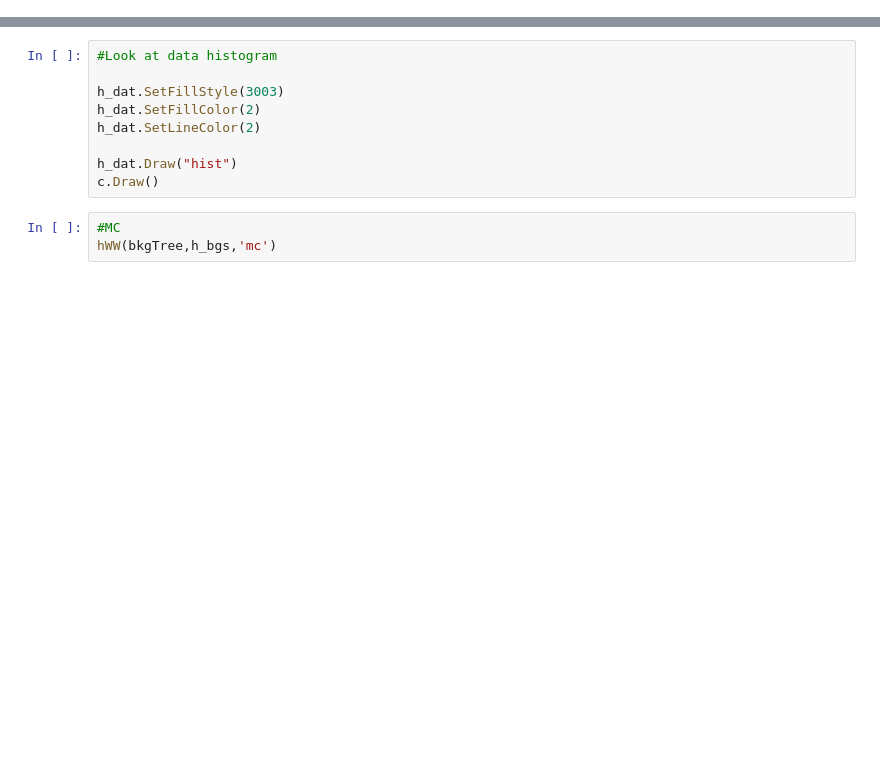
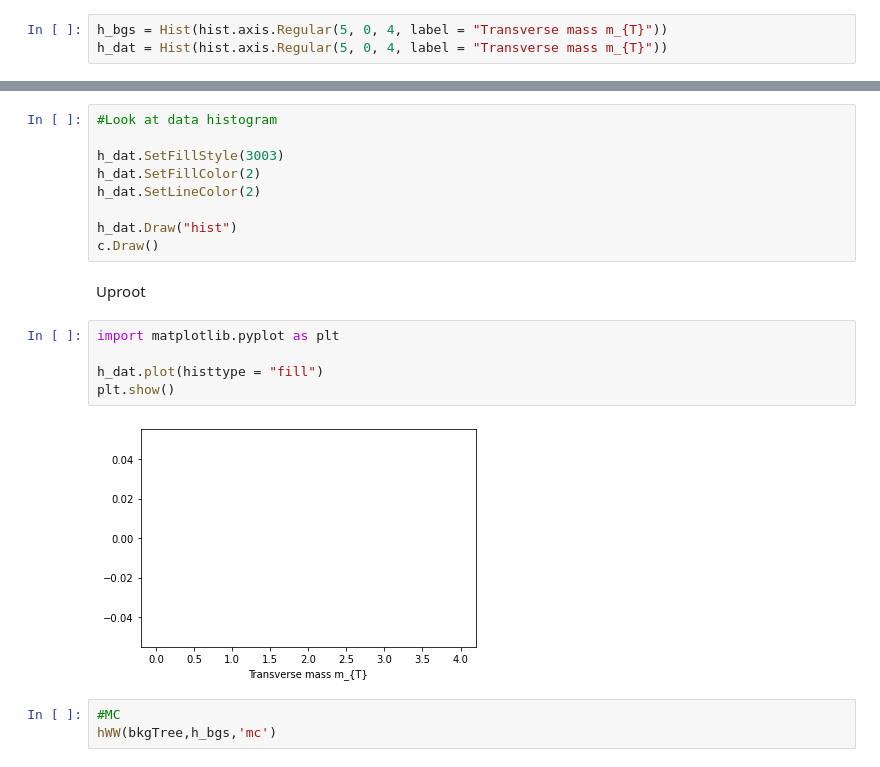
Before and after one commit to stfcoz/UprootHist, a Jupyter notebook: Co-Creation3_HiggsSearch.ipynb, the cells around one changed output, grey strips where cells are left out. Drawn from its saved outputs; the diff is of its cells as text; blank space fills up the shorter version.

```diff
--- a/Co-Creation3_HiggsSearch.ipynb
+++ b/Co-Creation3_HiggsSearch.ipynb
@@ -555,3 +544,6 @@ h_dat = ROOT.TH1F("h_dat","Transverse mass mT; Transverse Mass m_{T} [GeV] ; eve
+# %%
+h_bgs = Hist(hist.axis.Regular(5, 0, 4, label = "Transverse mass m_{T}"))
+h_dat = Hist(hist.axis.Regular(5, 0, 4, label = "Transverse mass m_{T}"))
 # %% [markdown]
 ---
 # %% [markdown]
@@ -734,6 +868,15 @@ h_dat.SetLineColor(2)
 
 h_dat.Draw("hist")
 c.Draw()
+# %% [markdown]
+Uproot
+# %%
+import matplotlib.pyplot as plt
+
+h_dat.plot(histtype = "fill")
+plt.show()
+# %% [output]
+[figure, added]
 # %%
 #MC
 hWW(bkgTree,h_bgs,'mc')
```
Also changed, not shown: parts of 17 cells of this notebook.
